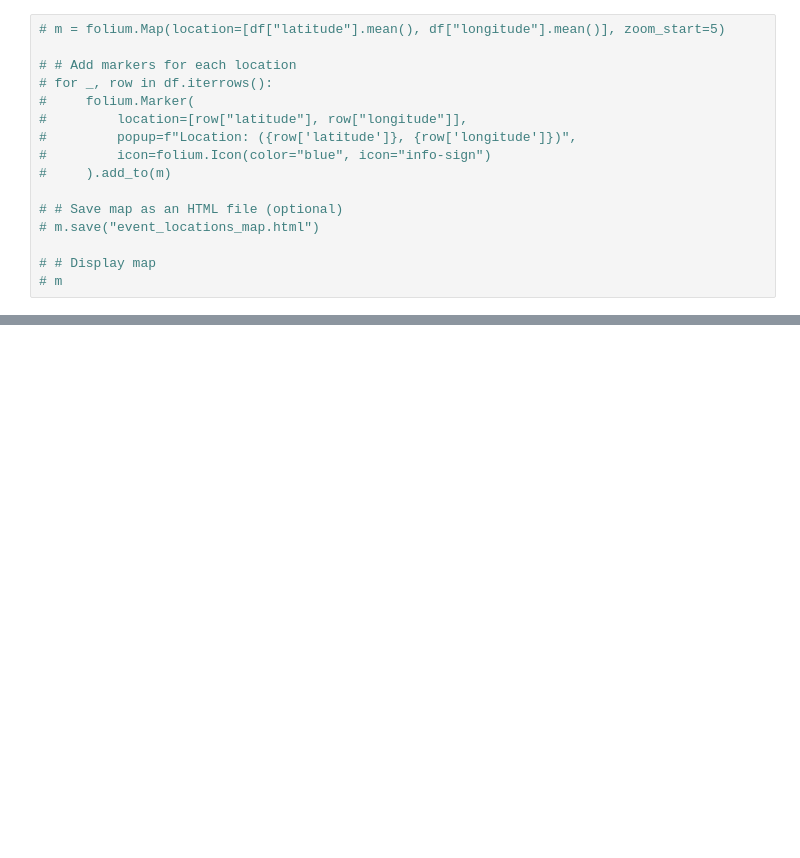
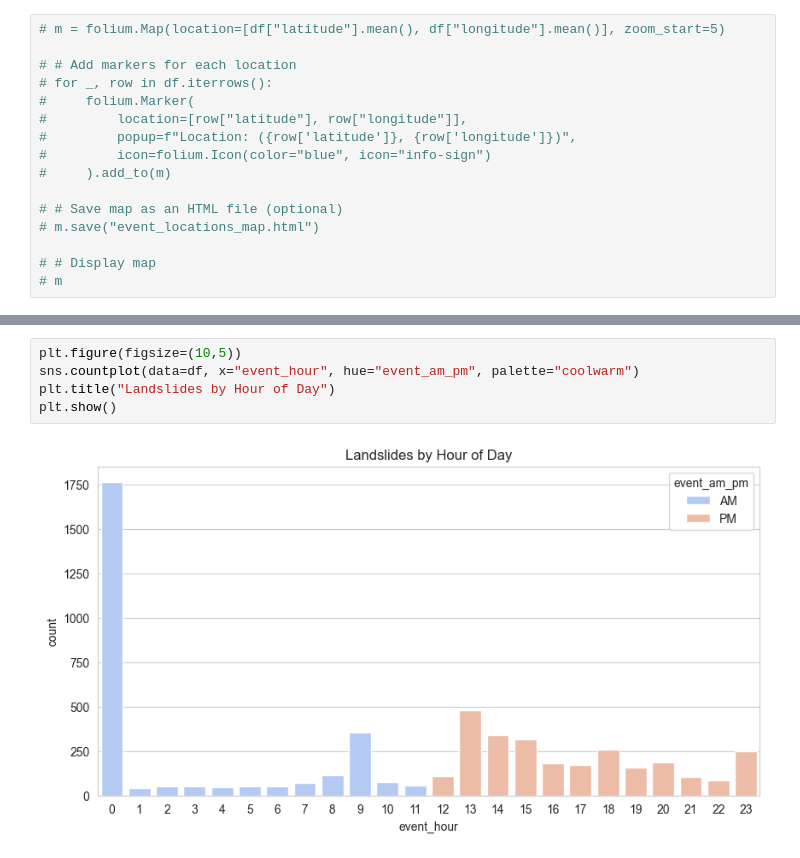
Before and after one commit to n-ferrante/Global_Landslides, a Jupyter notebook: notebooks/02_exploratory_data_analysis.ipynb, the cells around one changed output, grey strips where cells are left out. Cells and saved outputs as stored; diff of their text form; blank space fills up the shorter version.

```diff
--- a/notebooks/02_exploratory_data_analysis.ipynb
+++ b/notebooks/02_exploratory_data_analysis.ipynb
@@ -95,0 +105,7 @@ plt.show()
+# %%
+plt.figure(figsize=(10,5))
+sns.countplot(data=df, x="event_hour", hue="event_am_pm", palette="coolwarm")
+plt.title("Landslides by Hour of Day")
+plt.show()
+# %% [output]
+[figure, added]
```
Also changed, not shown: parts of 7 cells of this notebook.
